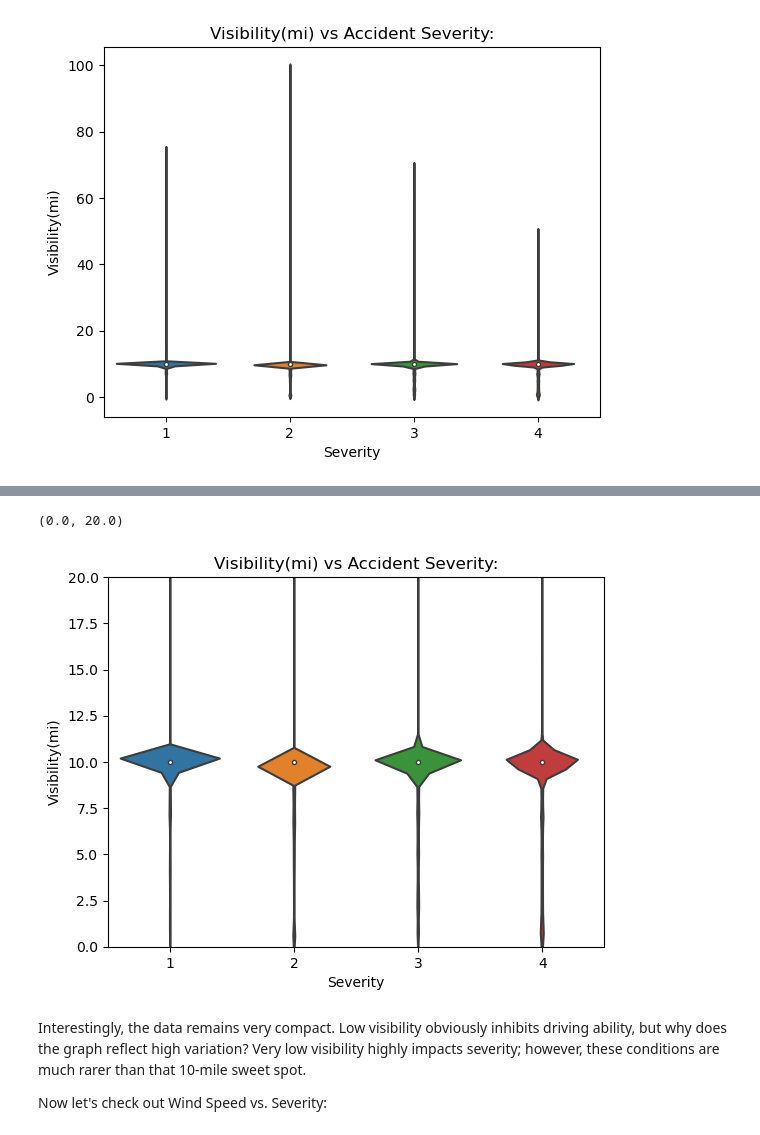
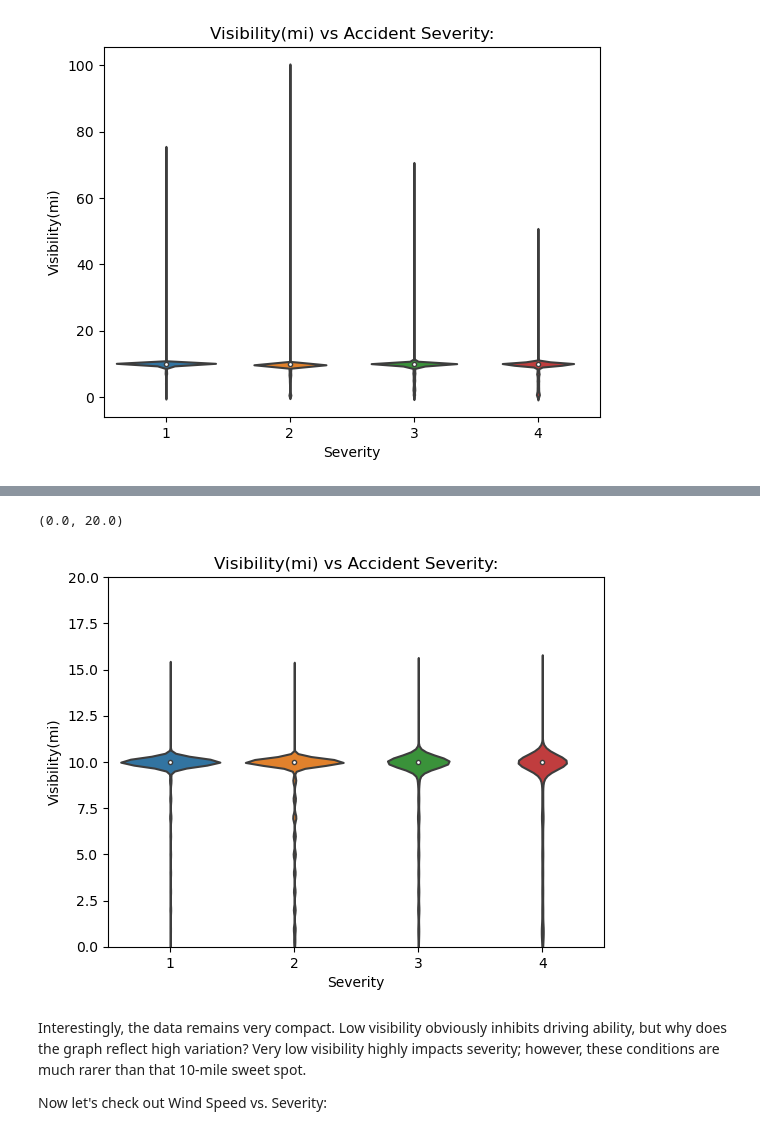
Before and after one commit to Anubis-vc/Anubis-vc.github.io, a Jupyter notebook: FinalProject.ipynb, the cells around one changed output, grey strips where cells are left out. Saved outputs shown, nothing was run; the diff lists cells and outputs as text; code cells hidden in the pictures.

```diff
--- a/FinalProject.ipynb
+++ b/FinalProject.ipynb
@@ -219,0 +221,9 @@ Here, the data has outliers, but it also focuses the bulk of the incidents below
+# %%
+mean_vis = df['Visibility(mi)'].mean()
+std_vis = df['Visibility(mi)'].std()
+
+clean_vis = df[(df['Visibility(mi)'] <= mean_vis + (4*std_vis))]
+clean_vis = clean_vis[(clean_vis['Visibility(mi)'] >= mean_vis - (4 * std_vis))]
+
+sns.violinplot(x ="Severity", y = "Visibility(mi)", data = clean_vis)
+plt.title("Visibility(mi) vs Accident Severity:")
@@ -220,10 +233,10 @@ Here, the data has outliers, but it also focuses the bulk of the incidents below
 # %%
-sns.violinplot(x ="Severity", y = "Visibility(mi)", data = df)
+sns.violinplot(x ="Severity", y = "Visibility(mi)", data = clean_vis)
 plt.title("Visibility(mi) vs Accident Severity:")
 plt.ylim(0, 20)
 # %% [output]
 (0.0, 20.0)
-[figure, old version]
+[figure, new version]
 # %% [markdown]
 Interestingly, the data remains very compact. Low visibility obviously inhibits driving ability, but why does the graph reflect high variation? Very low visibility highly impacts severity; however, these conditions are much rarer than that 10-mile sweet spot.
 
```
Also changed, not shown: parts of 6 cells of this notebook.
